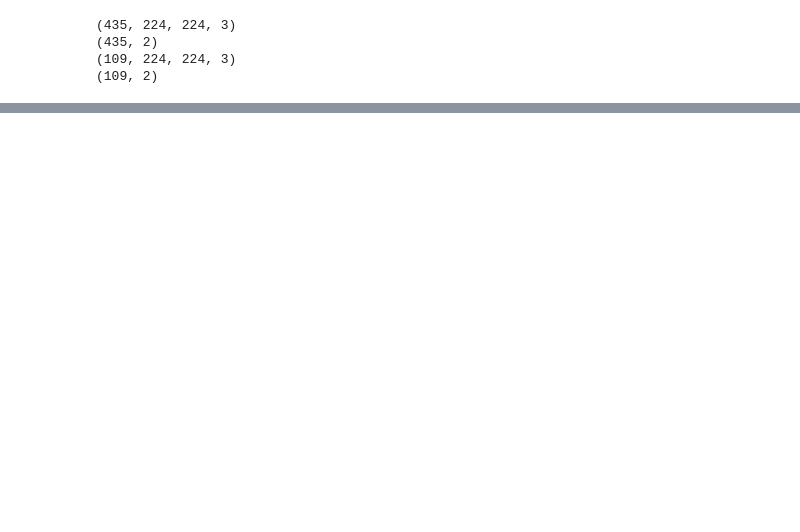
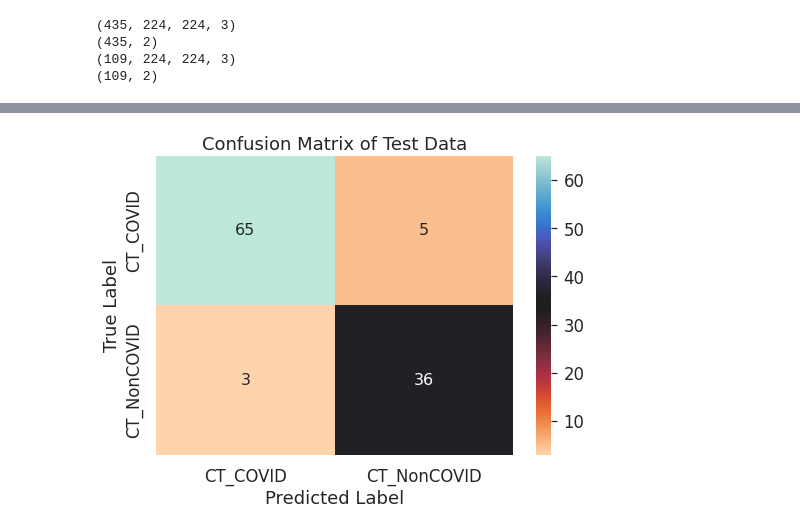
Before and after one commit to akmmes/Medical-Image-Classification-using-Vision-Transformers-for-CT-and-X-ray-Images, a Jupyter notebook: Covid_Classification_using_vision_transformer_(COVID_CT_DS).ipynb, the cells around one changed output, grey strips where cells are left out. Saved outputs shown, nothing was run; the diff lists cells and outputs as text; code cells hidden in the pictures; blank space fills up the shorter version.

```diff
--- a/Covid_Classification_using_vision_transformer_(COVID_CT_DS).ipynb
+++ b/Covid_Classification_using_vision_transformer_(COVID_CT_DS).ipynb
@@ -389,0 +393,9 @@ cm_df.head()
+# %%
+sns.set(font_scale=1.5, color_codes=True, palette='deep')
+sns.heatmap(cm_df, annot=True, annot_kws={'size':16}, fmt='d', cmap='icefire_r')
+plt.ylabel("True Label")
+plt.xlabel("Predicted Label")
+plt.title('Confusion Matrix of Test Data')
+plt.show()
+# %% [output]
+[figure, added]
```
Also changed, not shown: parts of 18 cells of this notebook.
